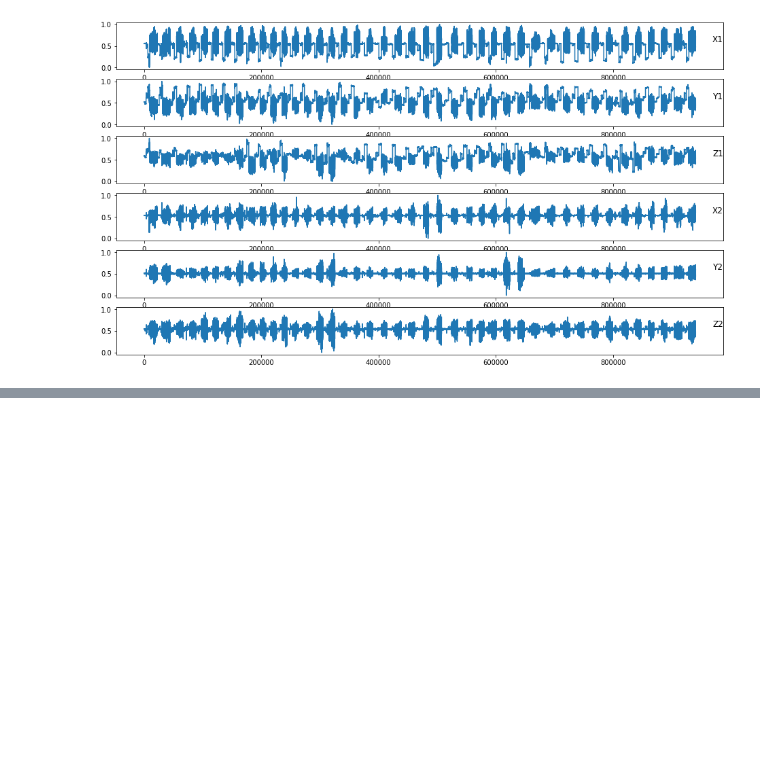
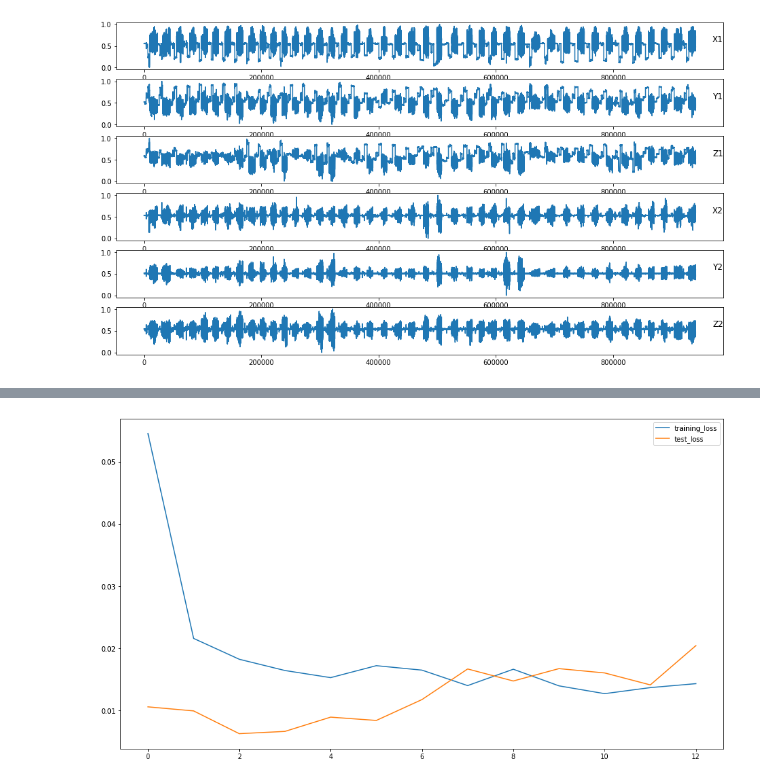
Before and after one commit to praveengadiyaram369/Activityrecognition_GaussianLDA, a Jupyter notebook: bin/praveen/lstm_autoencoder_feature_extraction_combined.ipynb, the cells around one changed output, grey strips where cells are left out. Drawn from its saved outputs; the diff is of its cells as text; code cells hidden in the pictures; blank space fills up the shorter version.

```diff
--- a/bin/praveen/lstm_autoencoder_feature_extraction_combined.ipynb
+++ b/bin/praveen/lstm_autoencoder_feature_extraction_combined.ipynb
@@ -225,5 +235,5 @@ lstm_ae_model = tf.keras.models.Sequential([
 
      tf.keras.layers.TimeDistributed(tf.keras.layers.Dense(features))
  ])
-lstm_ae_model.compile(optimizer=tf.keras.optimizers.Adam(learning_rate=0.001), loss='mae')
+lstm_ae_model.compile(optimizer=tf.keras.optimizers.Adam(learning_rate=0.001), loss='mse')
 lstm_ae_model.summary()
@@ -233,5 +279,9 @@ best_model = lstm_ae_model
 # %%
-plt.plot(history.history['loss'])
+plt.plot(history.history['loss'], label='training_loss')
+plt.plot(history.history['val_loss'], label='test_loss')
+plt.legend()
 plt.show()
+# %% [output]
+[figure, added]
 # %%
 sensor_data.shape
```
Also changed, not shown: parts of 11 cells of this notebook, 2 other files.
